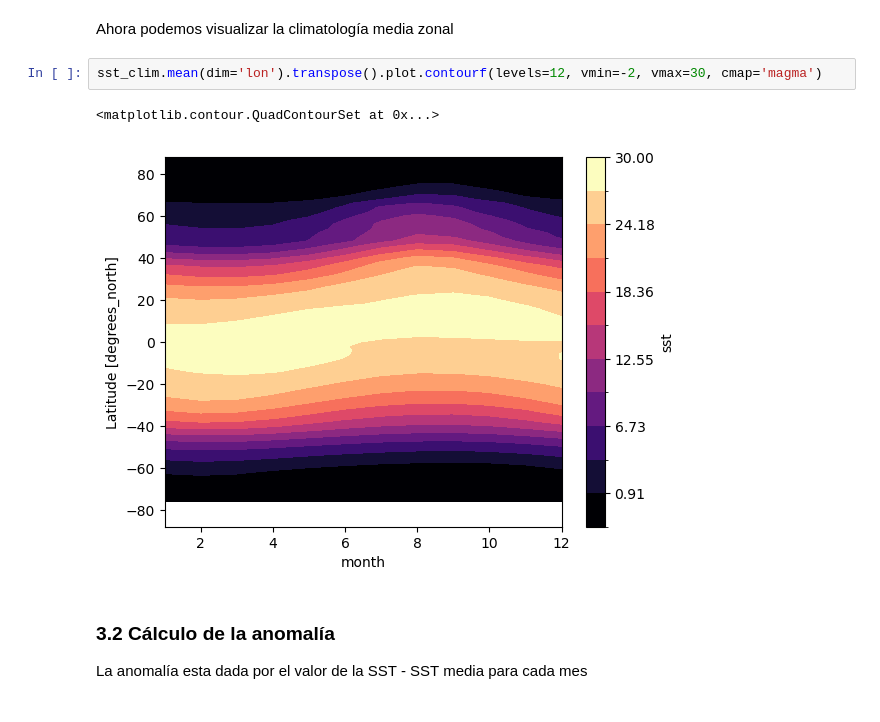
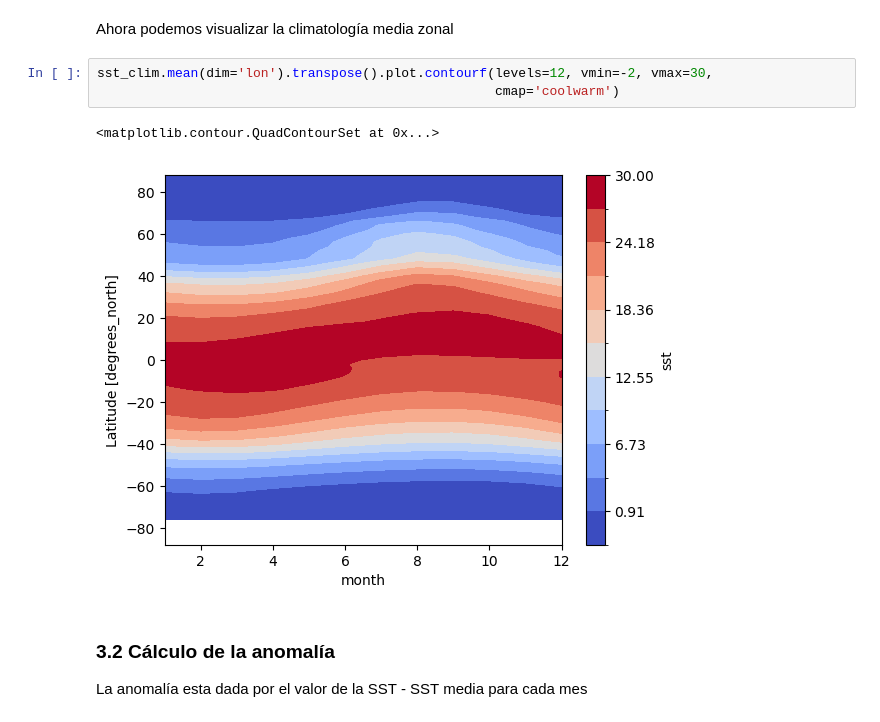
Before and after one commit to ProjectPythia/AtmosCol-2023, a Jupyter notebook: notebooks/3.ENSO/ENSO.ipynb, the cells around one changed output. Saved outputs shown, nothing was run; the diff lists cells and outputs as text.

```diff
--- a/notebooks/3.ENSO/ENSO.ipynb
+++ b/notebooks/3.ENSO/ENSO.ipynb
@@ -90,10 +109,11 @@ sst_clim = ds.sst.groupby('time.month').mean(dim='time')
 # %% [markdown]
 Ahora podemos visualizar la climatología media zonal
 # %%
-sst_clim.mean(dim='lon').transpose().plot.contourf(levels=12, vmin=-2, vmax=30, cmap='magma')
+sst_clim.mean(dim='lon').transpose().plot.contourf(levels=12, vmin=-2, vmax=30,
+                                                   cmap='coolwarm')
 # %% [output]
 <matplotlib.contour.QuadContourSet at 0x...>
-[figure, old version]
+[figure, new version]
 # %% [markdown]
 ### 3.2 Cálculo de la anomalía
 La anomalía esta dada por el valor de la SST - SST media para cada mes
```
Also changed, not shown: parts of 26 cells of this notebook, 1 other file.
